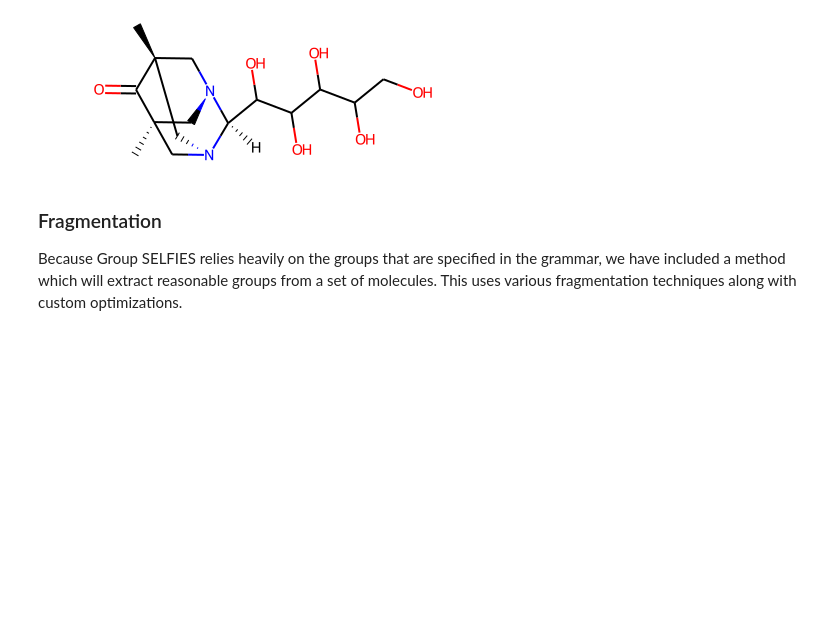
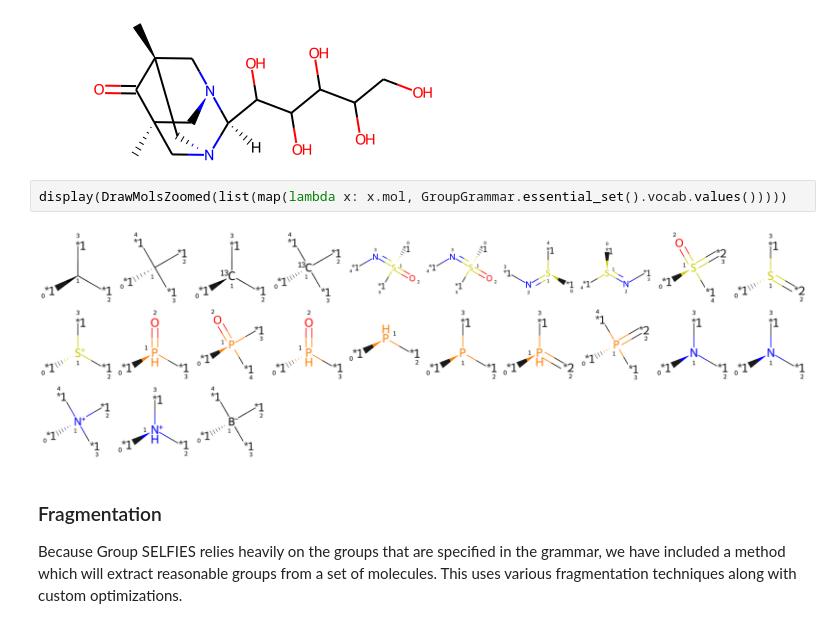
Before and after one commit to aspuru-guzik-group/group-selfies, a Jupyter notebook: tutorial/tutorial.ipynb, the cells around one changed output. Drawn from its saved outputs; the diff is of its cells as text; blank space fills up the shorter version.

```diff
--- a/tutorial/tutorial.ipynb
+++ b/tutorial/tutorial.ipynb
@@ -241,6 +241,10 @@ Without essential set:
 [figure]
 With essential set:
 [figure]
+# %%
+display(DrawMolsZoomed(list(map(lambda x: x.mol, GroupGrammar.essential_set().vocab.values()))))
+# %% [output]
+[figure, added]
 # %% [markdown]
 ### Fragmentation
 Because Group SELFIES relies heavily on the groups that are specified in the grammar, we have included a method which will extract reasonable groups from a set of molecules. This uses various fragmentation techniques along with custom optimizations.
```
Also changed, not shown: parts of 5 cells of this notebook, 13 other files.
